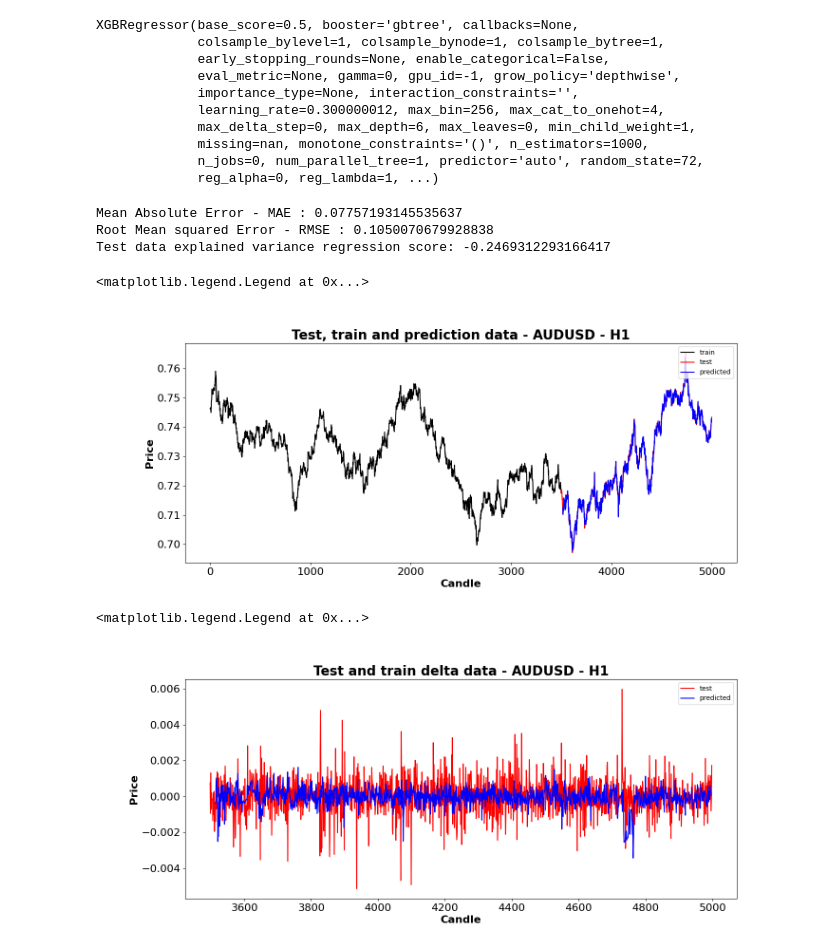
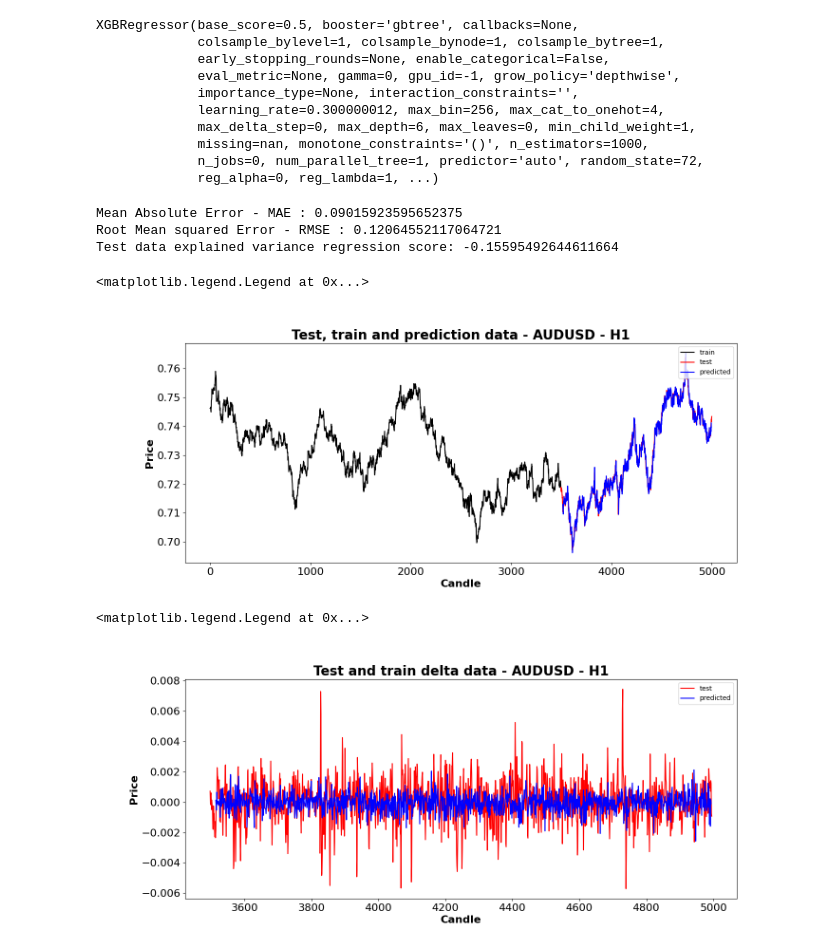
Before and after one commit to rink72/kaggle-price-prediction, a Jupyter notebook: notebook1/investigation-pricedelta.ipynb, the cells around one changed output. Saved outputs shown, nothing was run; the diff lists cells and outputs as text; code cells hidden in the pictures.

```diff
--- a/notebook1/investigation-pricedelta.ipynb
+++ b/notebook1/investigation-pricedelta.ipynb
@@ -75,8 +85,8 @@ instrument = "AUDUSD"
 granularity = "H1"
 lookbackTimeSteps = 15
 predictionTimeSteps = 2
-predictionColumn = "midCloseDelta"
-trainingColumns = ["midClose", "volume"]
+predictionColumn = "targetDelta"
+trainingColumns = ["previousCloseDelta", "volume"]
 # %%
 # Import data
 
@@ -104,10 +114,9 @@ rawData
 ppData = rawData.copy()
 
 # New columns
-ppData["askCloseDelta"] = ppData["askClose"].shift(-predictionTimeSteps) - ppData["askClose"]
-ppData["midCloseDelta"] = ppData["midClose"].shift(-predictionTimeSteps) - ppData["midClose"]
-ppData["bidCloseDelta"] = ppData["bidClose"].shift(-predictionTimeSteps) - ppData["bidClose"]
+ppData["previousCloseDelta"] = ppData["midClose"] - ppData["midClose"].shift(1)
 ppData["openCloseDelta"] = ppData["midClose"] - ppData["midOpen"]
+ppData["targetDelta"] = ppData["midClose"].shift(-predictionTimeSteps) - ppData["midClose"]
 
 # Shift the target column so that the future target is at the time point we want to predict from.
 # ie. If we want to predict the closing price in 2 candles time, we move the closing price, back two rows
@@ -123,7 +132,7 @@ trainingData.to_csv("./train_prescaled.csv")
 testData.to_csv("./test_prescaled.csv")
 
 # Scale required columns
-scaledColumns = ["bidOpen", "bidHigh", "bidLow", "midOpen", "midHigh", "midLow", "askOpen", "askHigh", "askLow", "volume", "bidClose", "midClose", "askClose", "midCloseDelta", "openCloseDelta", "target"]
+scaledColumns = ["bidOpen", "bidHigh", "bidLow", "midOpen", "midHigh", "midLow", "askOpen", "askHigh", "askLow", "volume", "bidClose", "midClose", "askClose", "targetDelta", "previousCloseDelta", "openCloseDelta", "target"]
 
 scalerDict = {}
 
@@ -215,9 +224,9 @@ print("Mean Absolute Error - MAE : " + str(mean_absolute_error(Y_testData, predi
 print("Root Mean squared Error - RMSE : " + str(math.sqrt(mean_squared_error(Y_testData, predictions))))
 print("Test data explained variance regression score:", explained_variance_score(Y_testData, predictions))
 # %% [output]
-Mean Absolute Error - MAE : 0.07757193145535637
-Root Mean squared Error - RMSE : 0.1050070679928838
-Test data explained variance regression score: -0.2469312293166417
+Mean Absolute Error - MAE : 0.09015923595652375
+Root Mean squared Error - RMSE : 0.12064552117064721
+Test data explained variance regression score: -0.15595492644611664
 # %%
 # Plot the predicted vs actual
 plotTestData = X_testData.copy()
@@ -248,22 +257,22 @@ plt.tick_params(axis='x', which='major', labelsize=16)
 plt.legend(loc='upper right' ,labels = ('train', 'test', "predicted"))
 # %% [output]
 <matplotlib.legend.Legend at 0x...>
-[figure, old version]
+[figure, new version]
 # %%
 # Plot delta changes
 
 fig, ax = plt.subplots(figsize=(15, 6))
 
-sns.lineplot(x = ppData.index[trainingEntryCount:], y = ppData['midCloseDelta'][trainingEntryCount:], color = 'red')
+sns.lineplot(x = ppData.index[trainingEntryCount:], y = ppData['targetDelta'][trainingEntryCount:], color = 'red')
 sns.lineplot(x = plotTestData.index, y = plotTestData['PredictedCloseDelta'].shift(-predictionTimeSteps), color = 'blue')
 
 # Formatting
 ax.set_title('Test and train delta data - {0} - {1}'.format(instrument, granularity), fontsize = 20, loc='center', fontdict=dict(weight='bold'))
 ax.set_xlabel('Candle', fontsize = 16, fontdict=dict(weight='bold'))
 ax.set_ylabel('Price', fontsize = 16, fontdict=dict(weight='bold'))
 plt.tick_params(axis='y', which='major', labelsize=16)
 plt.tick_params(axis='x', which='major', labelsize=16)
 plt.legend(loc='upper right' ,labels = ('test', "predicted"))
 # %% [output]
 <matplotlib.legend.Legend at 0x...>
-[figure, old version]
+[figure, new version]
```
Also changed, not shown: parts of 2 cells of this notebook, 8 other files.
